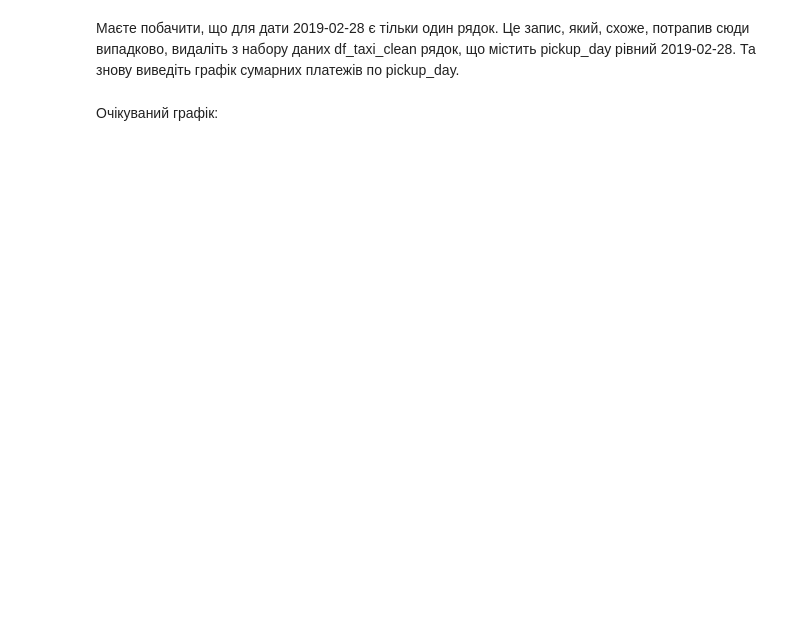
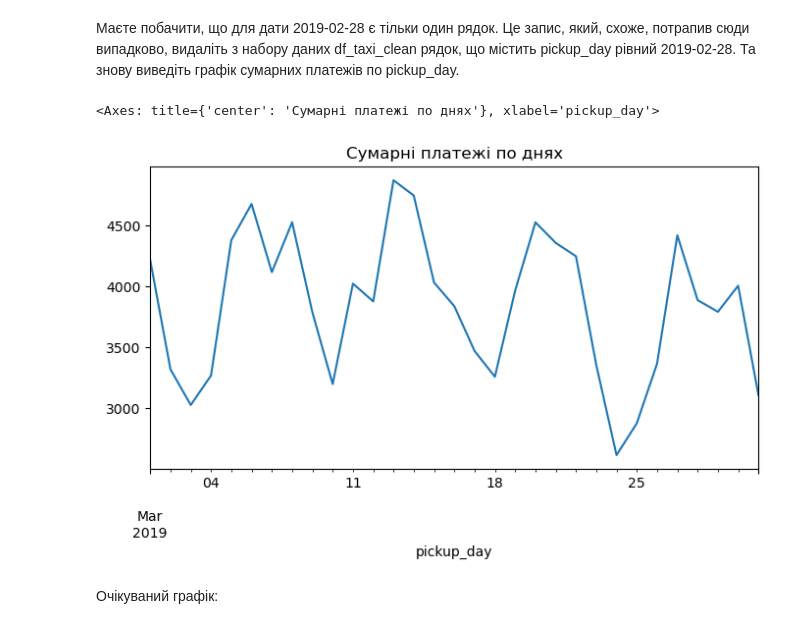
Before and after one commit to OlenaBabko/DataAnalytics_DataLovesAcademy, a Jupyter notebook: modul_11_additional/Additional_hw_5_Data_visualizations.ipynb, the cells around one changed output. Saved outputs shown, nothing was run; the diff lists cells and outputs as text; code cells hidden in the pictures; blank space fills up the shorter version.

```diff
--- a/modul_11_additional/Additional_hw_5_Data_visualizations.ipynb
+++ b/modul_11_additional/Additional_hw_5_Data_visualizations.ipynb
@@ -189,5 +289,21 @@ df_taxi_clean['pickup_day'] = df_taxi_clean.pickup.dt.floor('d')
 # %% [markdown]
 Маєте побачити, що для дати 2019-02-28 є тільки один рядок. Це запис, який, схоже, потрапив сюди випадково, видаліть з набору даних df_taxi_clean рядок, що містить pickup_day рівний 2019-02-28. Та знову виведіть графік сумарних платежів по pickup_day.
+# %%
+# видалити pickup_day = 2019-02-28
+
+df_taxi_clean = df_taxi_clean[
+    df_taxi_clean["pickup_day"] != pd.to_datetime("2019-02-28")
+]
+# %%
+
+# оновлені платежі по дням
+daily_total = df_taxi_clean.groupby("pickup_day")["total"].sum()
+
+# оновлений графік
+daily_total.plot(figsize=(8, 4), title="Сумарні платежі по днях")
+# %% [output]
+<Axes: title={'center': 'Сумарні платежі по днях'}, xlabel='pickup_day'>
+[figure, added]
 # %% [markdown]
 Очікуваний графік:
 # %% [markdown]
```
Also changed, not shown: parts of 13 cells of this notebook.
